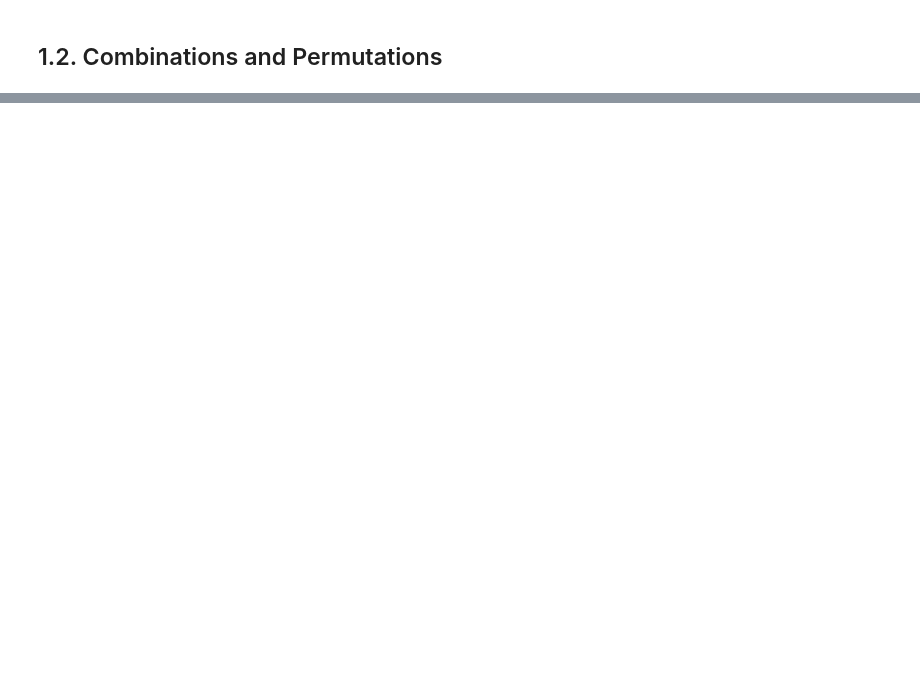
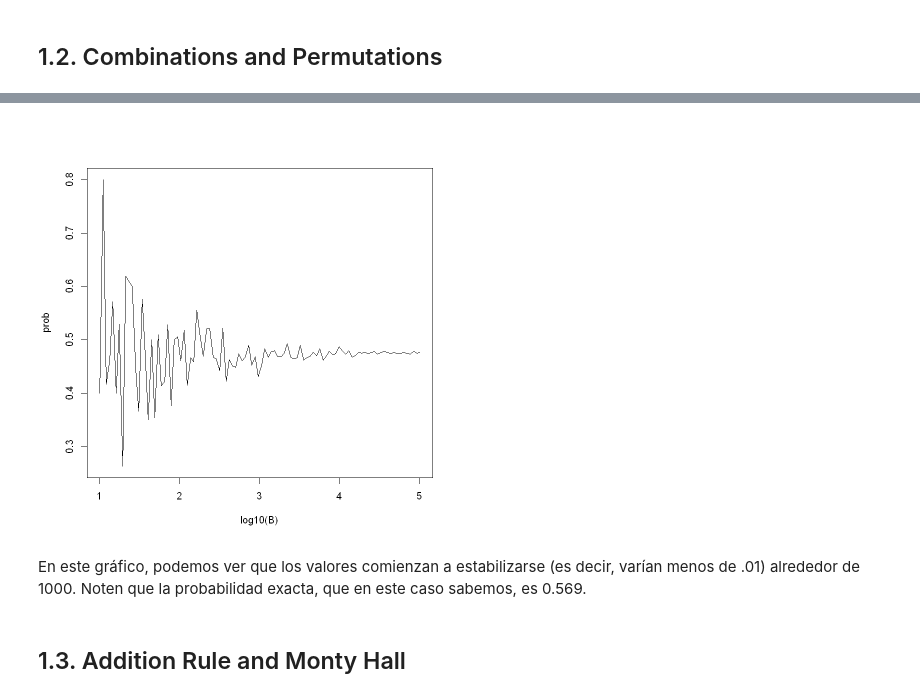
Before and after one commit to RaymundoSGlz/Probability, a Jupyter notebook: notebooks/1_Discrete_Probability.ipynb, the cells around one changed output, grey strips where cells are left out. Cells and saved outputs as stored; diff of their text form; code cells hidden in the pictures; blank space fills up the shorter version.

```diff
--- a/notebooks/1_Discrete_Probability.ipynb
+++ b/notebooks/1_Discrete_Probability.ipynb
@@ -134,0 +348,19 @@ Debemos tener mucho cuidado antes de usar esto ya que suponer independencia cuan
+# %%
+B <- 10^seq(1, 5, len = 100)    # definimos el vector con valores de B
+compute_prob <- function(B, n = 22){    # corremos la función para cada B
+	same_day <- replicate(B, {
+    	bdays <- sample(1:365, n, replace = TRUE)
+        any(duplicated(bdays))
+    })
+    mean(same_day)
+}
+# aplicamos compute_prob a varios valores de B
+prob <- sapply(B, compute_prob)
+ # Graficamos la linea de las estimaciones
+plot(log10(B), prob, type = "l")
+# %% [output]
+[figure, added]
+# %% [markdown]
+En este gráfico, podemos ver que los valores comienzan a estabilizarse (es decir, varían menos de .01) alrededor de 1000. Noten que la probabilidad exacta, que en este caso sabemos, es 0.569.
+# %% [markdown]
+## 1.3. Addition Rule and Monty Hall
```
Also changed, not shown: parts of 31 cells of this notebook, 2 other files.
